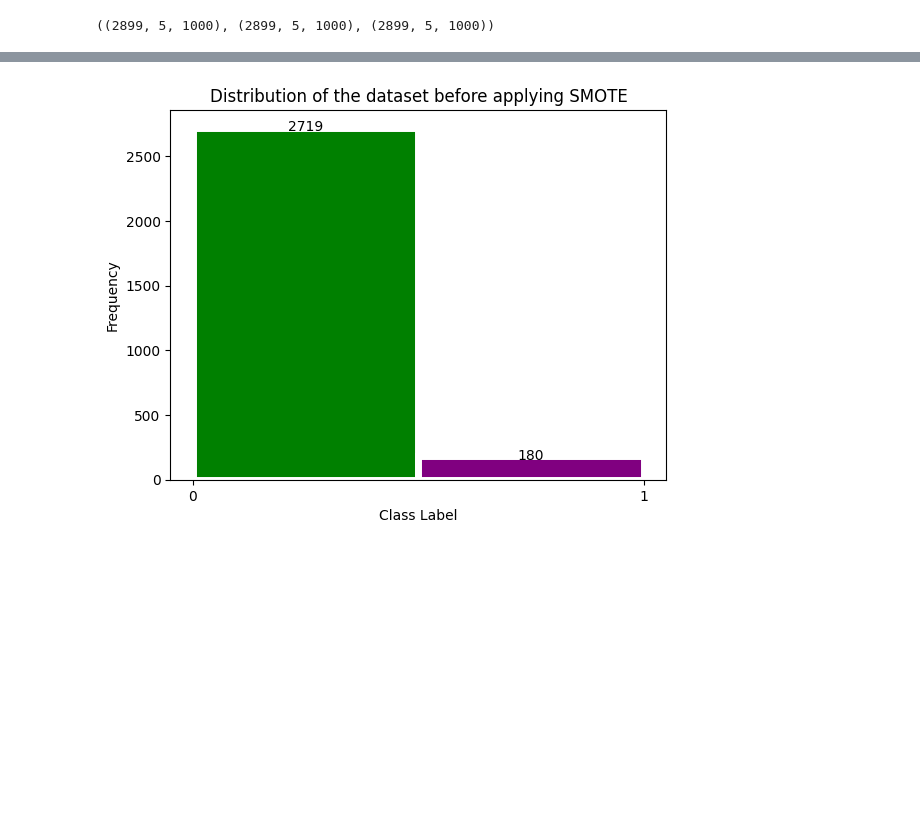
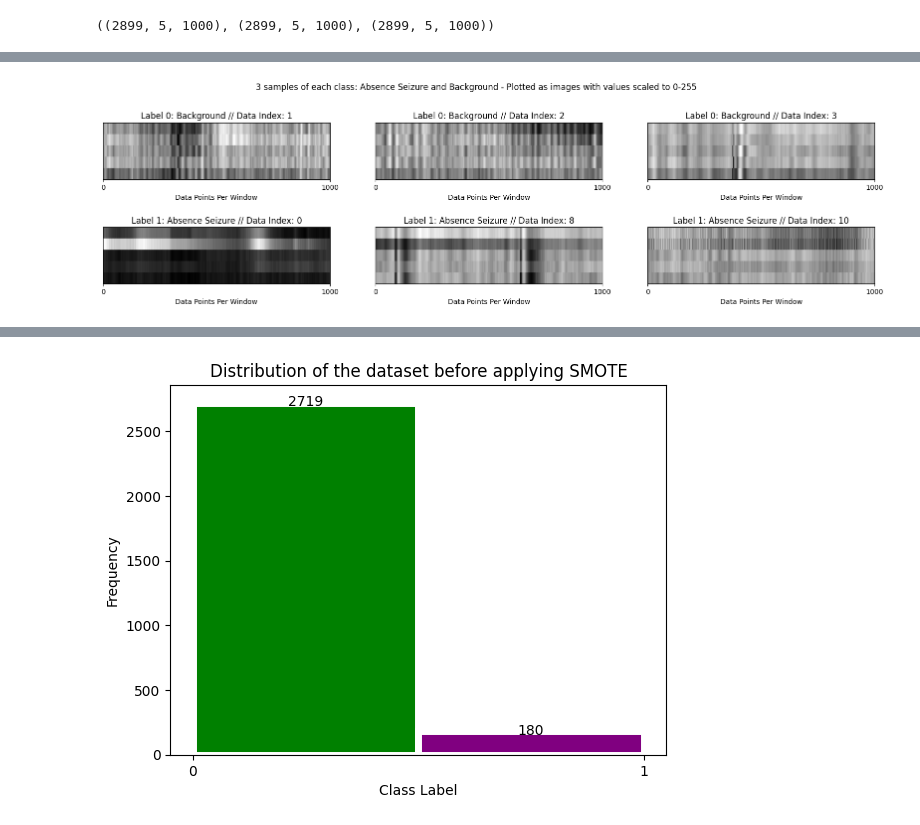
Before and after one commit to Loic017/TinyML-for-Epileptic-Seizures, a Jupyter notebook: seizure_training.ipynb, the cells around one changed output, grey strips where cells are left out. Saved outputs shown, nothing was run; the diff lists cells and outputs as text; code cells hidden in the pictures; blank space fills up the shorter version.

```diff
--- a/seizure_training.ipynb
+++ b/seizure_training.ipynb
@@ -126,0 +119,84 @@ x_train_reshaped.shape, x_eval_reshaped.shape
+# %%
+# Plot 3 of each class
+fig, axs = plt.subplots(2, 3, figsize=(20, 5))
+fig.suptitle(
+    "3 samples of each class: Absence Seizure and Background - Plotted as images with values scaled to 0-255"
+)
+
+c1 = 0
+c0 = 0
+
+for i, v in enumerate(train_set.dataset.y[train_set.indices]):
+    if v == 0 and c0 < 3:
+        clone = train_set.dataset.x[train_set.indices][i]
+        max_pixel = 0
+        min_pixel = 0
+        for m, b in enumerate(clone):
+            for j, n in enumerate(clone[m]):
+                if n > max_pixel:
+                    max_pixel = n
+                if n < min_pixel:
+                    min_pixel = n
+
+        for m, b in enumerate(clone):
+            for j, n in enumerate(clone[m]):
+                a = clone[m][j] - min_pixel
+                b = 255 / (max_pixel - min_pixel)
+                norm = a * b
+                if norm > 255:
+                    norm = 255
+                if norm < 0:
+                    norm = 0
+                clone[m][j] = norm
+
+        # Increase image size for better visibility if needed
+        clone = np.repeat(clone, 50, axis=0)
+
+        axs[0, c0].imshow(clone, cmap="gray")
+        axs[0, c0].set_title(f"Label 0: Background // Data Index: {i}")
+        axs[0, c0].set_yticks([])
+        axs[0, c0].set_xticks([0, 1000])
+        axs[0, c0].set_xlabel("Data Points Per Window")
+
+        c0 += 1
+
+    if v == 1 and c1 < 3:
+        clone = train_set.dataset.x[train_set.indices][i]
+        max_pixel = 0
+        min_pixel = 0
+
+        for m, b in enumerate(clone):
+            for j, n in enumerate(clone[m]):
+                if n > max_pixel:
+                    max_pixel = n
+                if n < min_pixel:
+                    min_pixel = n
+
+        for m, b in enumerate(clone):
+            for j, n in enumerate(clone[m]):
+                a = clone[m][j] - min_pixel
+                b = 255 / (max_pixel - min_pixel)
+                norm = a * b
+                if norm > 255:
+                    norm = 255
+                if norm < 0:
+                    norm = 0
+                clone[m][j] = norm
+
+        # Increase image size for better visibility if needed
+        clone = np.repeat(clone, 50, axis=0)
+
+        axs[1, c1].imshow(clone, cmap="gray")
+        axs[1, c1].set_title(f"Label 1: Absence Seizure // Data Index: {i}")
+        axs[1, c1].set_yticks([])
+        axs[1, c1].set_xticks([0, 1000])
+        axs[1, c1].set_xlabel("Data Points Per Window")
+
+        c1 += 1
+
+    if c1 == 3 and c0 == 3:
+        break
+
+    # new_img = Image.fromarray(clone)
+# %% [output]
+[figure, added]
```
Also changed, not shown: parts of 24 cells of this notebook, 1 other file.
